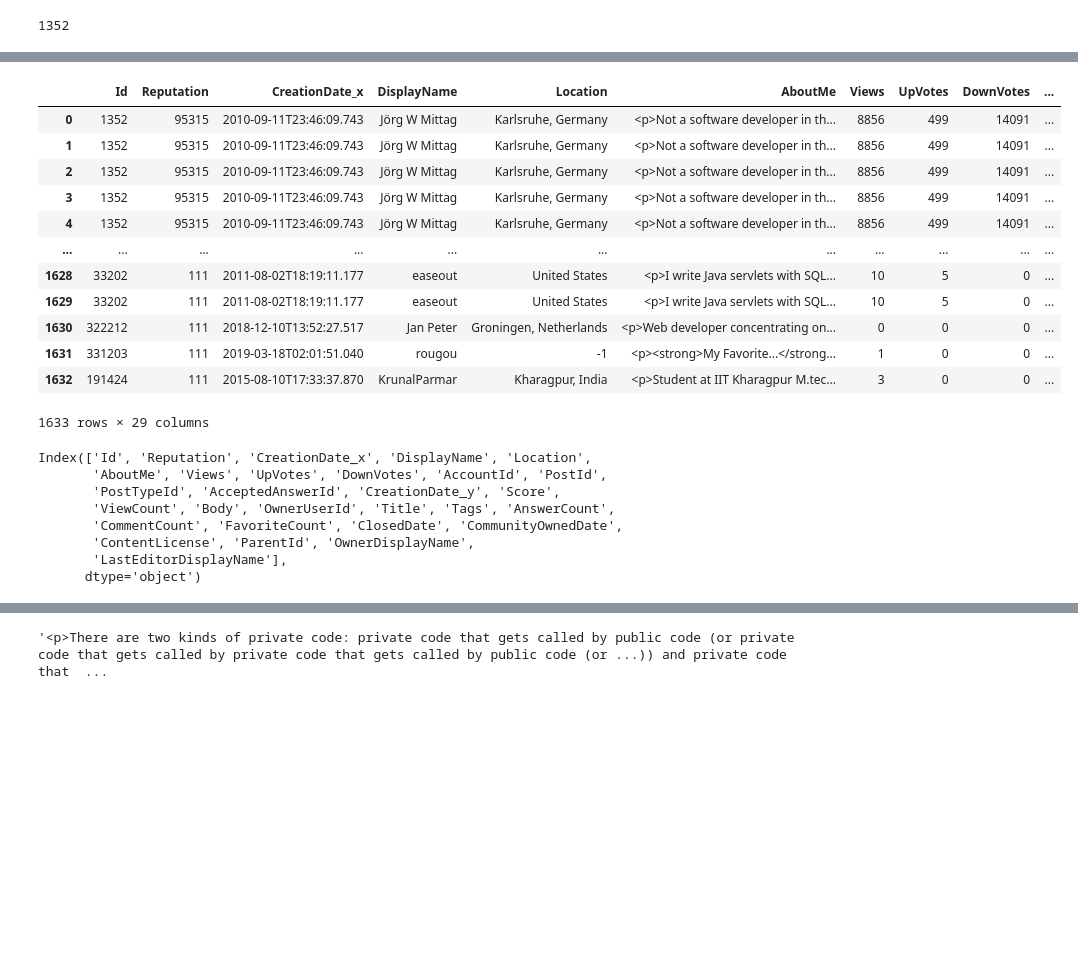
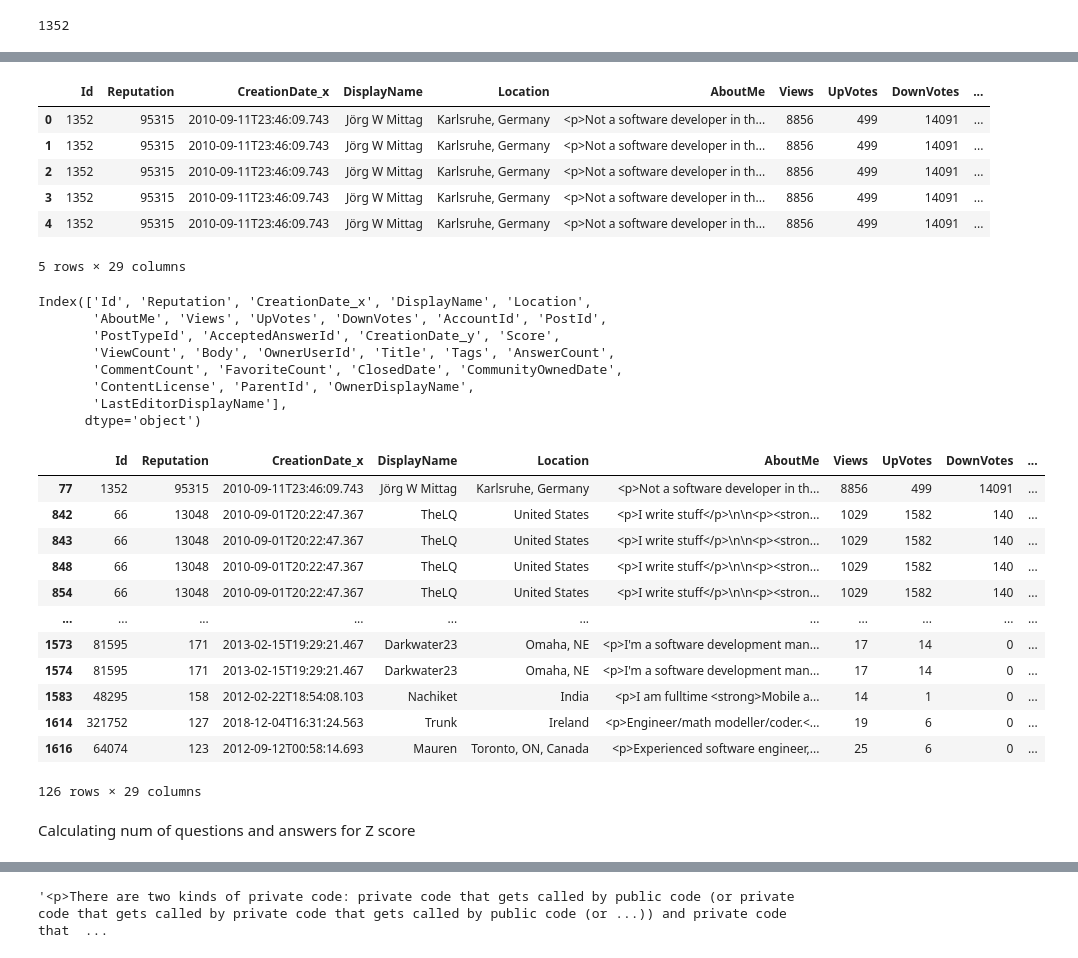
Before and after one commit to Denissovan/DP-user_parsing, a Jupyter notebook: SE_parsing.ipynb, the cells around one changed output, grey strips where cells are left out. Saved outputs shown, nothing was run; the diff lists cells and outputs as text; code cells hidden in the pictures; blank space fills up the shorter version.

Commit message:
z score implementation

```diff
--- a/SE_parsing.ipynb
+++ b/SE_parsing.ipynb
@@ -266,21 +236,15 @@ pd_user_posts_dict['users']
 # %%
 combined = pd_user_posts_dict['users'].merge(pd_user_posts_dict['posts'], left_on="Id", right_on="OwnerUserId")
 # %%
-combined
+combined.head()
 # %% [output]
 |  | Id | Reputation | CreationDate_x | DisplayName | Location | AboutMe | Views | UpVotes | DownVotes | ... |
 | 0 | 1352 | 95315 | 2010-09-11T23:46:09.743 | Jörg W Mittag | Karlsruhe, Germany | <p>Not a software developer in th... | 8856 | 499 | 14091 | ... |
 | 1 | 1352 | 95315 | 2010-09-11T23:46:09.743 | Jörg W Mittag | Karlsruhe, Germany | <p>Not a software developer in th... | 8856 | 499 | 14091 | ... |
 | 2 | 1352 | 95315 | 2010-09-11T23:46:09.743 | Jörg W Mittag | Karlsruhe, Germany | <p>Not a software developer in th... | 8856 | 499 | 14091 | ... |
 | 3 | 1352 | 95315 | 2010-09-11T23:46:09.743 | Jörg W Mittag | Karlsruhe, Germany | <p>Not a software developer in th... | 8856 | 499 | 14091 | ... |
 | 4 | 1352 | 95315 | 2010-09-11T23:46:09.743 | Jörg W Mittag | Karlsruhe, Germany | <p>Not a software developer in th... | 8856 | 499 | 14091 | ... |
-| ... | ... | ... | ... | ... | ... | ... | ... | ... | ... | ... |
-| 1628 | 33202 | 111 | 2011-08-02T18:19:11.177 | easeout | United States | <p>I write Java servlets with SQL... | 10 | 5 | 0 | ... |
-| 1629 | 33202 | 111 | 2011-08-02T18:19:11.177 | easeout | United States | <p>I write Java servlets with SQL... | 10 | 5 | 0 | ... |
-| 1630 | 322212 | 111 | 2018-12-10T13:52:27.517 | Jan Peter | Groningen, Netherlands | <p>Web developer concentrating on... | 0 | 0 | 0 | ... |
-| 1631 | 331203 | 111 | 2019-03-18T02:01:51.040 | rougou | -1 | <p><strong>My Favorite...</strong... | 1 | 0 | 0 | ... |
-| 1632 | 191424 | 111 | 2015-08-10T17:33:37.870 | KrunalParmar | Kharagpur, India | <p>Student at IIT Kharagpur M.tec... | 3 | 0 | 0 | ... |
-1633 rows × 29 columns
+5 rows × 29 columns
 # %%
 combined.loc[combined['Id'] == 1352].columns
 # %% [output]
@@ -292,3 +256,21 @@ Index(['Id', 'Reputation', 'CreationDate_x', 'DisplayName', 'Location',
        'ContentLicense', 'ParentId', 'OwnerDisplayName',
        'LastEditorDisplayName'],
       dtype='object')
+# %%
+combined.loc[combined['PostTypeId'] == 1]
+# %% [output]
+|  | Id | Reputation | CreationDate_x | DisplayName | Location | AboutMe | Views | UpVotes | DownVotes | ... |
+| 77 | 1352 | 95315 | 2010-09-11T23:46:09.743 | Jörg W Mittag | Karlsruhe, Germany | <p>Not a software developer in th... | 8856 | 499 | 14091 | ... |
+| 842 | 66 | 13048 | 2010-09-01T20:22:47.367 | TheLQ | United States | <p>I write stuff</p>\n\n<p><stron... | 1029 | 1582 | 140 | ... |
+| 843 | 66 | 13048 | 2010-09-01T20:22:47.367 | TheLQ | United States | <p>I write stuff</p>\n\n<p><stron... | 1029 | 1582 | 140 | ... |
+| 848 | 66 | 13048 | 2010-09-01T20:22:47.367 | TheLQ | United States | <p>I write stuff</p>\n\n<p><stron... | 1029 | 1582 | 140 | ... |
+| 854 | 66 | 13048 | 2010-09-01T20:22:47.367 | TheLQ | United States | <p>I write stuff</p>\n\n<p><stron... | 1029 | 1582 | 140 | ... |
+| ... | ... | ... | ... | ... | ... | ... | ... | ... | ... | ... |
+| 1573 | 81595 | 171 | 2013-02-15T19:29:21.467 | Darkwater23 | Omaha, NE | <p>I'm a software development man... | 17 | 14 | 0 | ... |
+| 1574 | 81595 | 171 | 2013-02-15T19:29:21.467 | Darkwater23 | Omaha, NE | <p>I'm a software development man... | 17 | 14 | 0 | ... |
+| 1583 | 48295 | 158 | 2012-02-22T18:54:08.103 | Nachiket | India | <p>I am fulltime <strong>Mobile a... | 14 | 1 | 0 | ... |
+| 1614 | 321752 | 127 | 2018-12-04T16:31:24.563 | Trunk | Ireland | <p>Engineer/math modeller/coder.<... | 19 | 6 | 0 | ... |
+| 1616 | 64074 | 123 | 2012-09-12T00:58:14.693 | Mauren | Toronto, ON, Canada | <p>Experienced software engineer,... | 25 | 6 | 0 | ... |
+126 rows × 29 columns
+# %% [markdown]
+Calculating num of questions and answers for Z score
```
Also changed, not shown: parts of 22 cells of this notebook, 2 other files.
